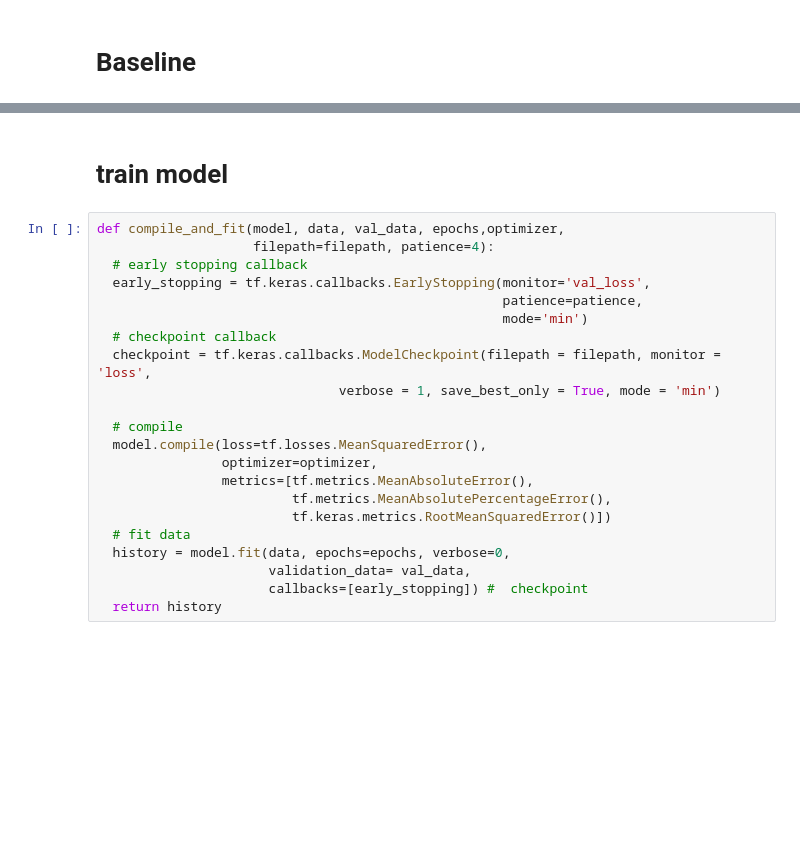
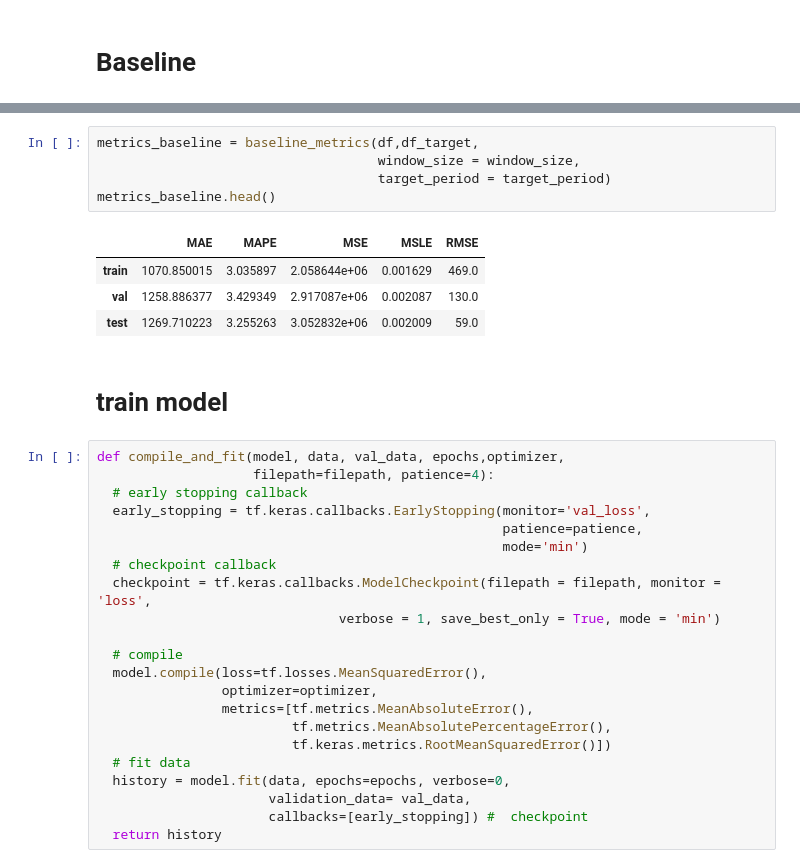
Before and after one commit to marcos-mansur/load-forecast, a Jupyter notebook: model_v2.ipynb, the cells around one changed output, grey strips where cells are left out. Saved outputs shown, nothing was run; the diff lists cells and outputs as text; blank space fills up the shorter version.

```diff
--- a/model_v2.ipynb
+++ b/model_v2.ipynb
@@ -471,3 +467,13 @@ KeyError: 'val_cargaenergiamwmed'
+# %%
+metrics_baseline = baseline_metrics(df,df_target,
+                                    window_size = window_size,
+                                    target_period = target_period)
+metrics_baseline.head()
+# %% [output]
+|  | MAE | MAPE | MSE | MSLE | RMSE |
+| train | 1070.850015 | 3.035897 | 2.058644e+06 | 0.001629 | 469.0 |
+| val | 1258.886377 | 3.429349 | 2.917087e+06 | 0.002087 | 130.0 |
+| test | 1269.710223 | 3.255263 | 3.052832e+06 | 0.002009 | 59.0 |
 # %% [markdown]
 # train model
 # %%
```
Also changed, not shown: parts of 14 cells of this notebook.
